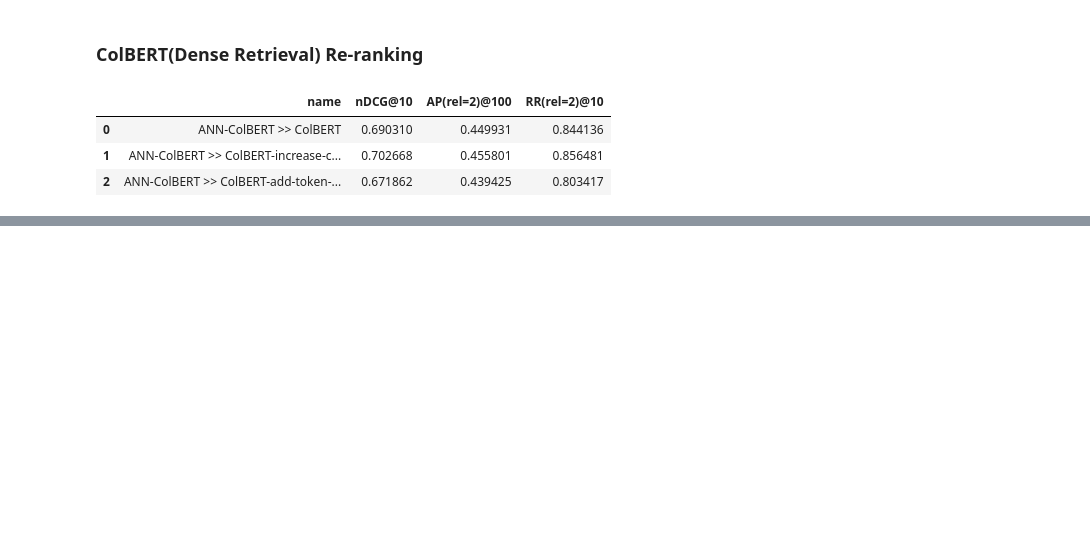
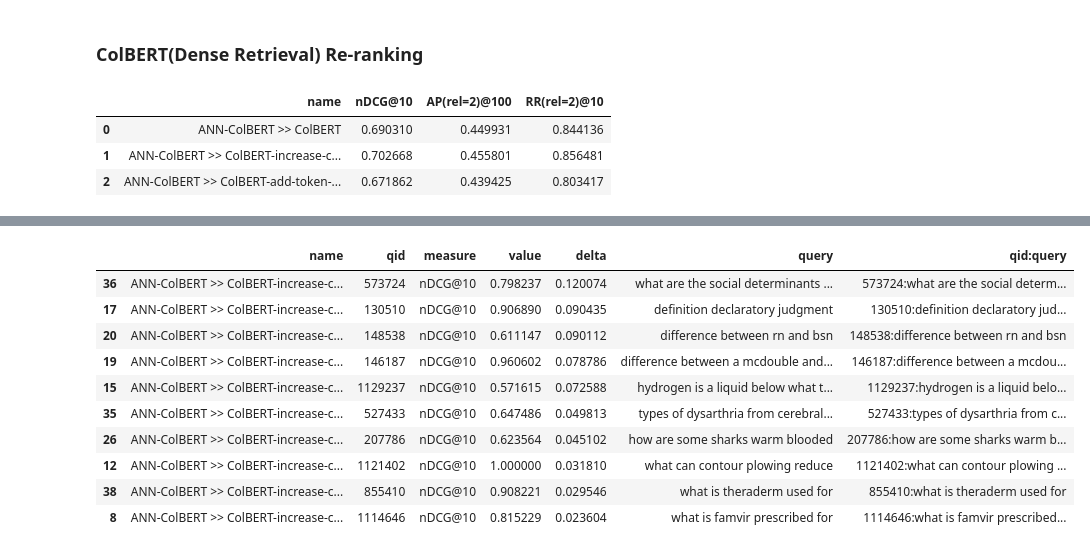
Before and after one commit to hammadkhann/Effective-CLS-Token-Representation-for-ColBERT-A-Step-Towards-Reducing-the-Storage-Cost, a Jupyter notebook: Neural_Reranking(RD1).ipynb, the cells around one changed output, grey strips where cells are left out. Drawn from its saved outputs; the diff is of its cells as text; code cells hidden in the pictures; blank space fills up the shorter version.

```diff
--- a/Neural_Reranking(RD1).ipynb
+++ b/Neural_Reranking(RD1).ipynb
@@ -401,0 +442,14 @@ pt.Experiment(
+# %%
+sorted_cls_similarity_df.head(10)
+# %% [output]
+|  | name | qid | measure | value | delta | query | qid:query |
+| 36 | ANN-ColBERT >> ColBERT-increase-c... | 573724 | nDCG@10 | 0.798237 | 0.120074 | what are the social determinants ... | 573724:what are the social determ... |
+| 17 | ANN-ColBERT >> ColBERT-increase-c... | 130510 | nDCG@10 | 0.906890 | 0.090435 | definition declaratory judgment | 130510:definition declaratory jud... |
+| 20 | ANN-ColBERT >> ColBERT-increase-c... | 148538 | nDCG@10 | 0.611147 | 0.090112 | difference between rn and bsn | 148538:difference between rn and bsn |
+| 19 | ANN-ColBERT >> ColBERT-increase-c... | 146187 | nDCG@10 | 0.960602 | 0.078786 | difference between a mcdouble and... | 146187:difference between a mcdou... |
+| 15 | ANN-ColBERT >> ColBERT-increase-c... | 1129237 | nDCG@10 | 0.571615 | 0.072588 | hydrogen is a liquid below what t... | 1129237:hydrogen is a liquid belo... |
+| 35 | ANN-ColBERT >> ColBERT-increase-c... | 527433 | nDCG@10 | 0.647486 | 0.049813 | types of dysarthria from cerebral... | 527433:types of dysarthria from c... |
+| 26 | ANN-ColBERT >> ColBERT-increase-c... | 207786 | nDCG@10 | 0.623564 | 0.045102 | how are some sharks warm blooded | 207786:how are some sharks warm b... |
+| 12 | ANN-ColBERT >> ColBERT-increase-c... | 1121402 | nDCG@10 | 1.000000 | 0.031810 | what can contour plowing reduce | 1121402:what can contour plowing ... |
+| 38 | ANN-ColBERT >> ColBERT-increase-c... | 855410 | nDCG@10 | 0.908221 | 0.029546 | what is theraderm used for | 855410:what is theraderm used for |
+| 8 | ANN-ColBERT >> ColBERT-increase-c... | 1114646 | nDCG@10 | 0.815229 | 0.023604 | what is famvir prescribed for | 1114646:what is famvir prescribed... |
```
Also changed, not shown: parts of 16 cells of this notebook.
